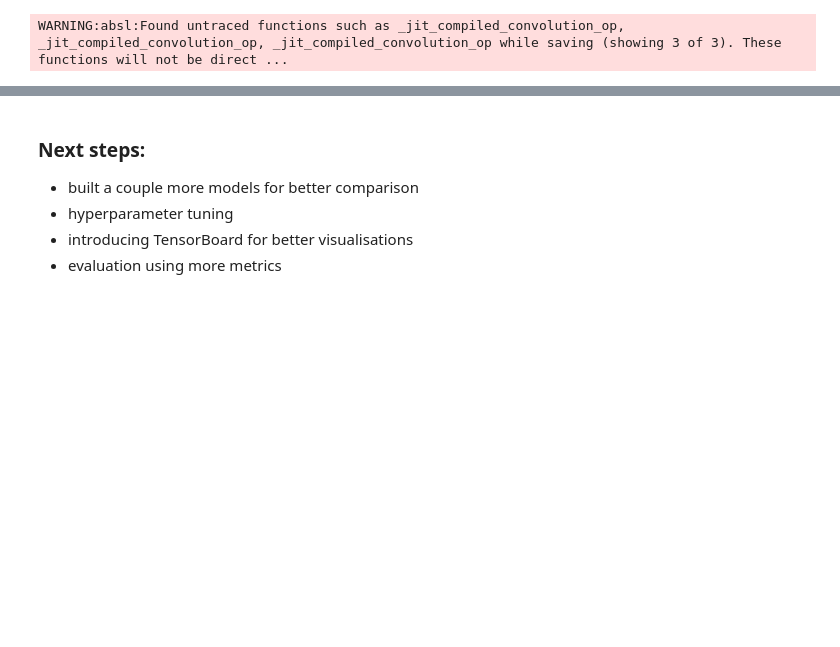
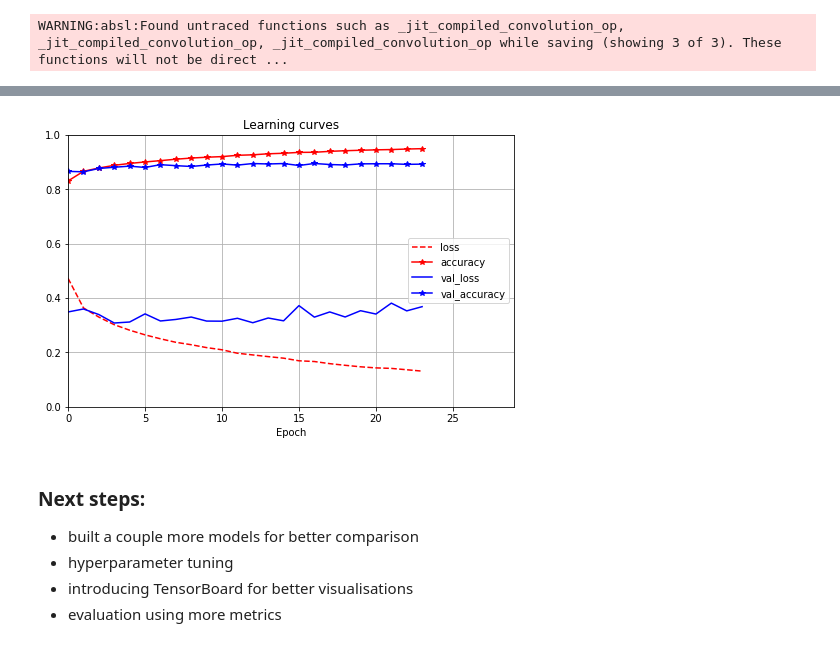
Before and after one commit to michsiec/fmnist-image-classification, a Jupyter notebook: fmnist_image_classifier.ipynb, the cells around one changed output, grey strips where cells are left out. Drawn from its saved outputs; the diff is of its cells as text; code cells hidden in the pictures; blank space fills up the shorter version.

```diff
--- a/fmnist_image_classifier.ipynb
+++ b/fmnist_image_classifier.ipynb
@@ -300,0 +343,3 @@ WARNING:absl:Found untraced functions such as _jit_compiled_convolution_op, _jit
+# %%
+# Train the model
+history = model3.fit(X_train, y_train, epochs = 100, validation_data = (X_valid, y_valid), callbacks = [tensorboard_cb, val_train_ratio_cb, early_stopping_cb])
@@ -300,0 +364,9 @@ WARNING:absl:Found untraced functions such as _jit_compiled_convolution_op, _jit
+# %%
+pd.DataFrame(history.history).plot(
+    figsize = (8, 5), xlim = [0, 29], ylim = [0, 1], grid = True,
+    xlabel = "Epoch", style = ['r--', 'r-*', 'b-', 'b-*'])
+
+plt.title("Learning curves")
+plt.show()
+# %% [output]
+[figure, added]
```
Also changed, not shown: parts of 10 cells of this notebook.
